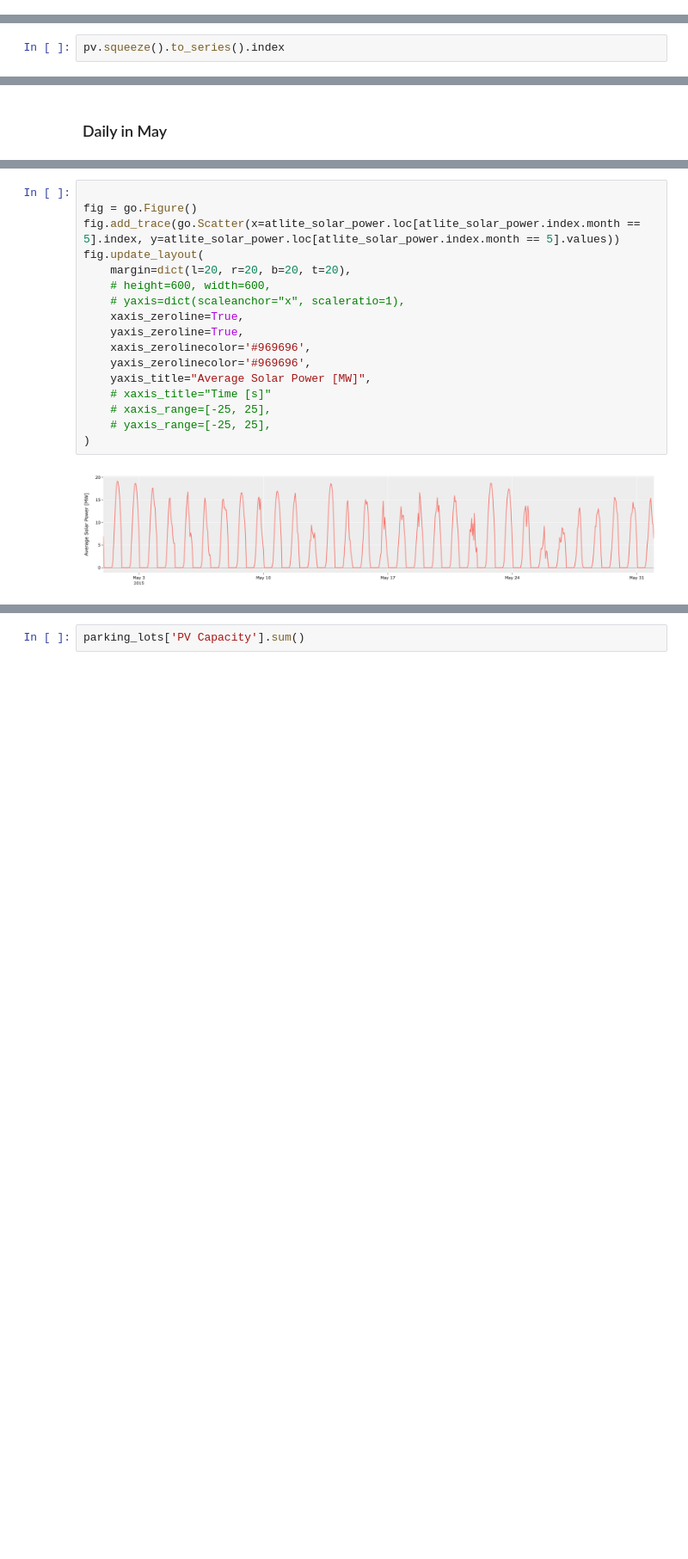
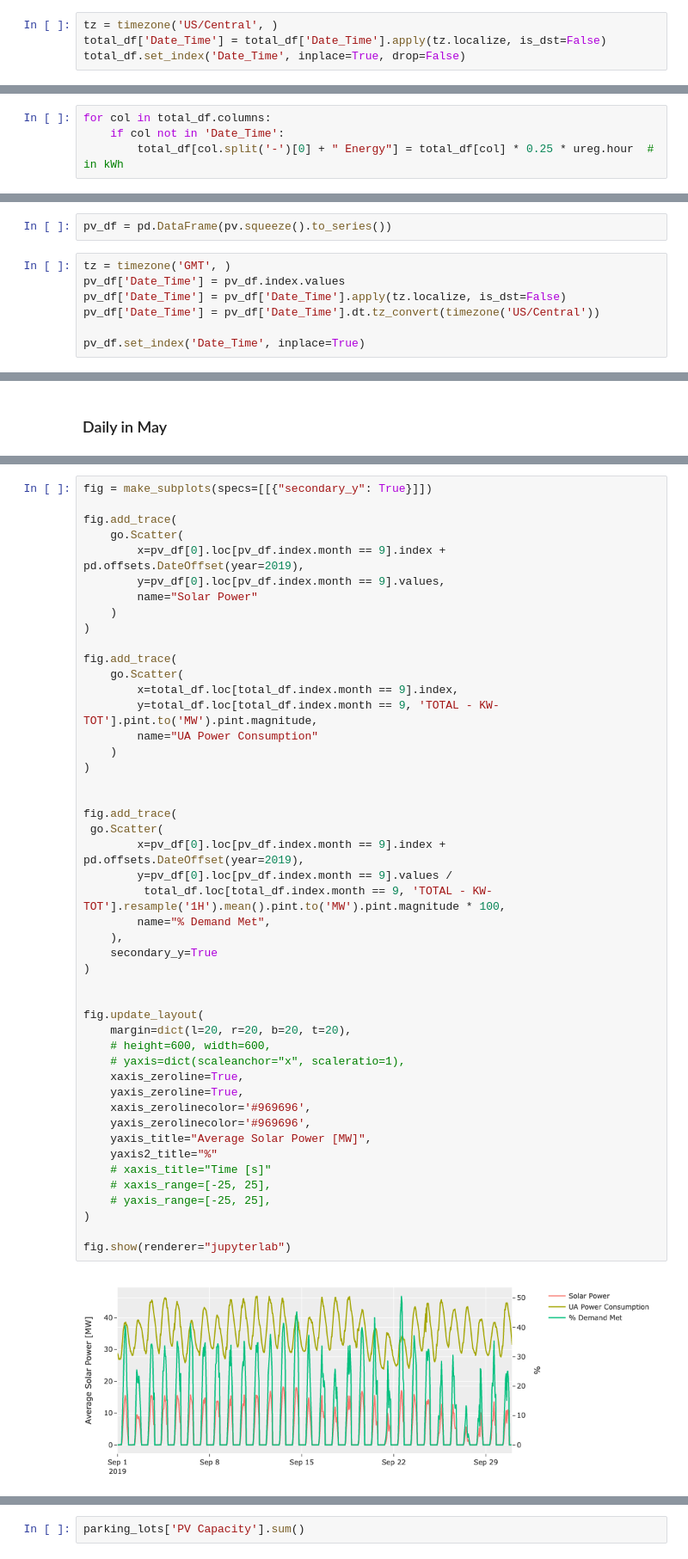
Before and after one commit to mschrader15/homework, a Jupyter notebook: fall-2021/me-591/final_proj/Final Project.ipynb, the cells around one changed output, grey strips where cells are left out. Shown at 86% size. Drawn from its saved outputs; the diff is of its cells as text; blank space fills up the shorter version.

```diff
--- a/fall-2021/me-591/final_proj/Final Project.ipynb
+++ b/fall-2021/me-591/final_proj/Final Project.ipynb
@@ -5,0 +66,4 @@ Max Schrader
+# %%
+tz = timezone('US/Central', )
+total_df['Date_Time'] = total_df['Date_Time'].apply(tz.localize, is_dst=False)
+total_df.set_index('Date_Time', inplace=True, drop=False)
@@ -5,0 +72,4 @@ Max Schrader
+# %%
+for col in total_df.columns:
+    if col not in 'Date_Time':
+        total_df[col.split('-')[0] + " Energy"] = total_df[col] * 0.25 * ureg.hour  # in kWh
@@ -229,2 +346,9 @@ INFO:atlite.convert:Convert and aggregate 'pv'.
+# %%
+pv_df = pd.DataFrame(pv.squeeze().to_series())
 # %%
-pv.squeeze().to_series().index
+tz = timezone('GMT', )
+pv_df['Date_Time'] = pv_df.index.values
+pv_df['Date_Time'] = pv_df['Date_Time'].apply(tz.localize, is_dst=False)
+pv_df['Date_Time'] = pv_df['Date_Time'].dt.tz_convert(timezone('US/Central'))
+
+pv_df.set_index('Date_Time', inplace=True)
@@ -271,19 +416,49 @@ atlite_solar_power = pv.squeeze().to_series()
 # %%
+fig = make_subplots(specs=[[{"secondary_y": True}]])
 
-fig = go.Figure()
-fig.add_trace(go.Scatter(x=atlite_solar_power.loc[atlite_solar_power.index.month == 5].index, y=atlite_solar_power.loc[atlite_solar_power.index.month == 5].values))
+fig.add_trace(
+    go.Scatter(
+        x=pv_df[0].loc[pv_df.index.month == 9].index + pd.offsets.DateOffset(year=2019),
+        y=pv_df[0].loc[pv_df.index.month == 9].values,
+        name="Solar Power"
+    )
+)
+
+fig.add_trace(
+    go.Scatter(
+        x=total_df.loc[total_df.index.month == 9].index,
+        y=total_df.loc[total_df.index.month == 9, 'TOTAL - KW-TOT'].pint.to('MW').pint.magnitude,
+        name="UA Power Consumption"
+    )
+)
+
+
+fig.add_trace(
+ go.Scatter(
+        x=pv_df[0].loc[pv_df.index.month == 9].index + pd.offsets.DateOffset(year=2019),
+        y=pv_df[0].loc[pv_df.index.month == 9].values /
+         total_df.loc[total_df.index.month == 9, 'TOTAL - KW-TOT'].resample('1H').mean().pint.to('MW').pint.magnitude * 100,
+        name="% Demand Met",
+    ),
+    secondary_y=True
+)
+
+
 fig.update_layout(
     margin=dict(l=20, r=20, b=20, t=20),
     # height=600, width=600,
     # yaxis=dict(scaleanchor="x", scaleratio=1),
     xaxis_zeroline=True,
     yaxis_zeroline=True,
     xaxis_zerolinecolor='#969696',
     yaxis_zerolinecolor='#969696',
     yaxis_title="Average Solar Power [MW]",
+    yaxis2_title="%"
     # xaxis_title="Time [s]"
     # xaxis_range=[-25, 25],
     # yaxis_range=[-25, 25],
 )
+
+fig.show(renderer="jupyterlab")
 # %% [output]
-[figure, old version]
+[figure, new version]
```
Also changed, not shown: parts of 95 cells of this notebook, 1 other file.
